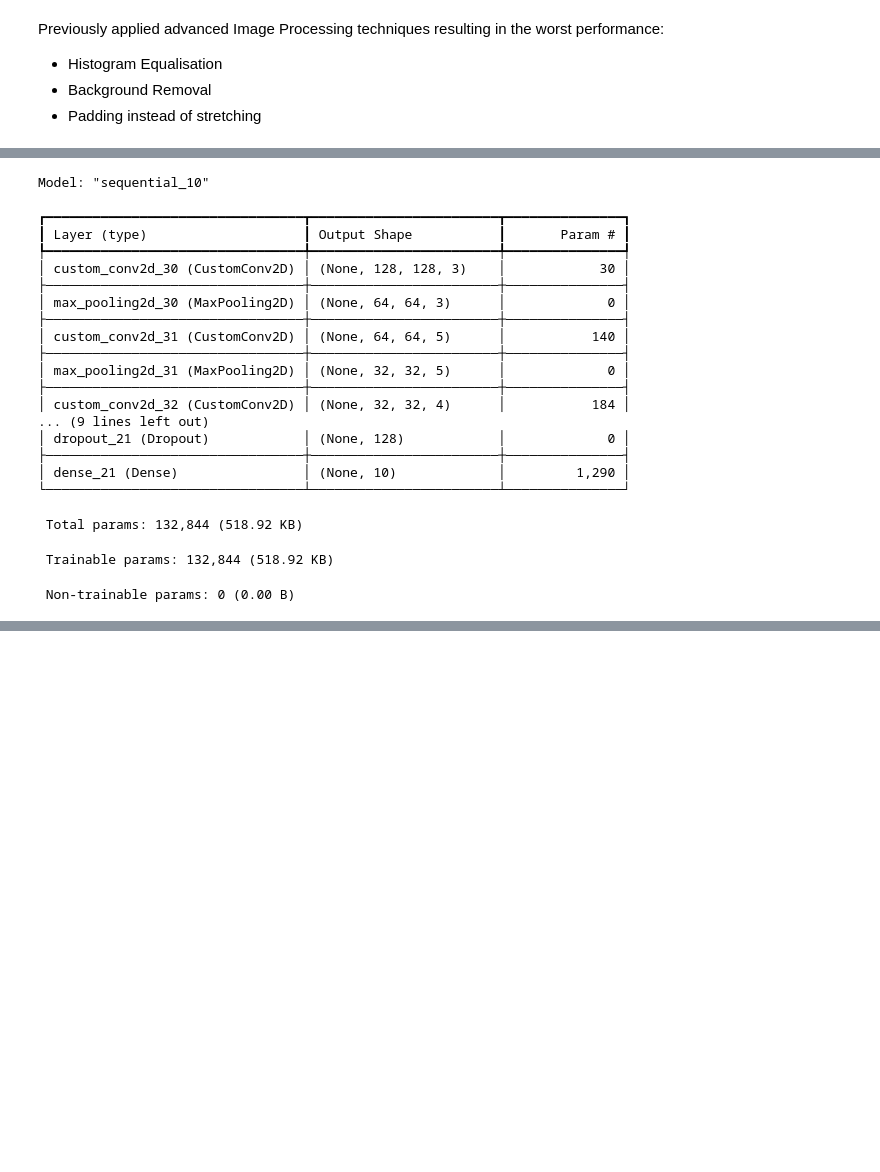
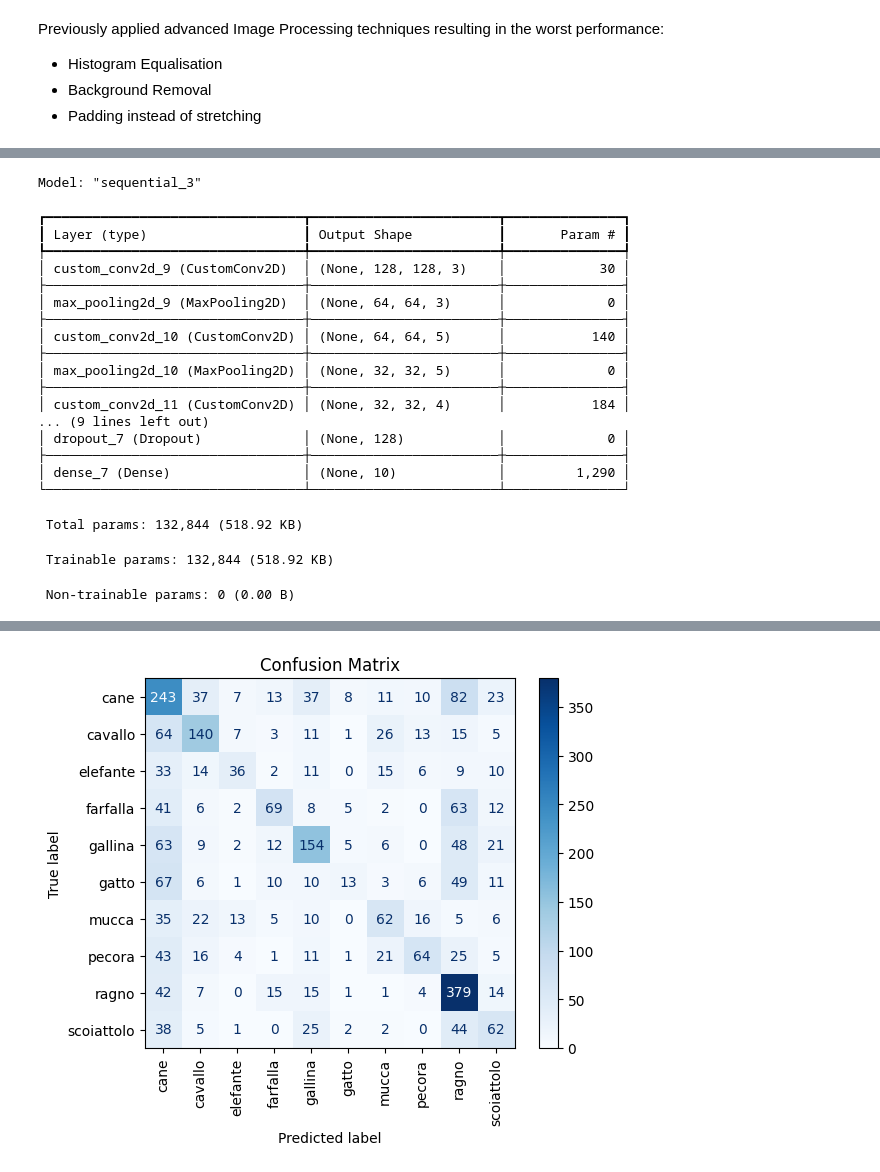
Before and after one commit to ItzInten/Image_Processing, a Jupyter notebook: ImageProcessing.ipynb, the cells around one changed output, grey strips where cells are left out. Saved outputs shown, nothing was run; the diff lists cells and outputs as text; code cells hidden in the pictures; blank space fills up the shorter version.

```diff
--- a/ImageProcessing.ipynb
+++ b/ImageProcessing.ipynb
@@ -166,11 +180,11 @@ class CustomConv2D(tf.keras.layers.Layer):
 
 sobel_x = np.array([[-1, 0, 1], [-2, 0, 2], [-1, 0, 1]])
 sobel_y = np.array([[-1, -2, -1],[ 0,  0,  0],[ 1,  2,  1]])
-sharpening_filter = np.array([[ 0, -1,  0],[-1,  5, -1],[ 0, -1,  0]])  # Horizontal edge
+sharpening_filter = np.array([[ 0, -1,  0],[-1,  5, -1],[ 0, -1,  0]])
 
 #Stack the filters for the first layer
 predefined_kernels = np.stack([sobel_x, sobel_y, sharpening_filter], axis=-1)
-predefined_kernels = np.expand_dims(predefined_kernels, axis=-2)  # Shape (3, 3, 1, 3)
+predefined_kernels = np.expand_dims(predefined_kernels, axis=-2)  #Shape (3, 3, 1, 3)
 
 gaussian_filter = np.array([[1, 2, 1], [2, 4, 2], [1, 2, 1]]) / 16
 laplacian_filter = np.array([[0, 1, 0], [1, -4, 1], [0, 1, 0]])
@@ -184,22 +198,22 @@ vertical_edge_filter = np.array([[-1, 2, -1], [-1, 2, -1], [-1, 2, -1]])
 second_layer_kernels = np.stack(
     [gaussian_filter, laplacian_filter, emboss_filter, box_blur, diagonal_edge_filter], axis=-1
 )
-second_layer_kernels = np.expand_dims(second_layer_kernels, axis=-2)  # Shape (3, 3, 1, 5)
+second_layer_kernels = np.expand_dims(second_layer_kernels, axis=-2)  #Shape (3, 3, 1, 5)
 
 #Stack filters for the third layer
 third_layer_kernels = np.stack(
     [sobel_x, sobel_y, horizontal_edge_filter, vertical_edge_filter], axis=-1
 )
-third_layer_kernels = np.expand_dims(third_layer_kernels, axis=-2)  # Shape (3, 3, 1, 4)
+third_layer_kernels = np.expand_dims(third_layer_kernels, axis=-2)  #Shape (3, 3, 1, 4)
 
 def adapt_filters(filters, input_depth):
-    return np.tile(filters, (1, 1, input_depth, 1))  # Tile along the input depth axis
+    return np.tile(filters, (1, 1, input_depth, 1))  #Tile along the input depth axis
 
 #Adjust filters for the second layer
-second_layer_kernels = adapt_filters(second_layer_kernels, input_depth=3)  # Now (3, 3, 3, 5)
+second_layer_kernels = adapt_filters(second_layer_kernels, input_depth=3)  #Now (3, 3, 3, 5)
 
 #Adjust filters for the third layer
-third_layer_kernels = adapt_filters(third_layer_kernels, input_depth=5)  # Now (3, 3, 5, 4)
+third_layer_kernels = adapt_filters(third_layer_kernels, input_depth=5)  #Now (3, 3, 5, 4)
 
 model = tf.keras.Sequential([
     #First layer
@@ -227,33 +241,49 @@ model = tf.keras.Sequential([
 #Compile the model
 model.compile(optimizer="adam", loss="sparse_categorical_crossentropy", metrics=["accuracy"])
 
-#Model summary to verify setup
 model.summary()
 
-#Train the model (optional, requires the full dataset and a longer training process)
 model.fit(x_train, y_train, epochs=20, validation_data=(x_val, y_val))
 
+#Evaluate the model
 test_loss, test_acc = model.evaluate(x_test, y_test)
 print(f"Test accuracy: {test_acc}")
 print(f"Test loss: {test_loss}")
+
+#Make prediction on a test data
+y_pred = model.predict(x_test)
+y_pred_classes = np.argmax(y_pred, axis=1)
+
+print("\nClassification Report:")
+print(classification_report(y_test, y_pred_classes, target_names=categories))
+
+conf_matrix = confusion_matrix(y_test, y_pred_classes)
+print("\nConfusion Matrix:")
+print(conf_matrix)
+
+#Heatmap of confusion matrix
+disp = ConfusionMatrixDisplay(confusion_matrix=conf_matrix, display_labels=categories)
+disp.plot(cmap="Blues", xticks_rotation='vertical')
+plt.title("Confusion Matrix")
+plt.show()
 # %% [output]
-Model: "sequential_10"
+Model: "sequential_3"
 ┏━━━━━━━━━━━━━━━━━━━━━━━━━━━━━━━━━┳━━━━━━━━━━━━━━━━━━━━━━━━┳━━━━━━━━━━━━━━━┓
 ┃ Layer (type)                    ┃ Output Shape           ┃       Param # ┃
 ┡━━━━━━━━━━━━━━━━━━━━━━━━━━━━━━━━━╇━━━━━━━━━━━━━━━━━━━━━━━━╇━━━━━━━━━━━━━━━┩
-│ custom_conv2d_30 (CustomConv2D) │ (None, 128, 128, 3)    │            30 │
+│ custom_conv2d_9 (CustomConv2D)  │ (None, 128, 128, 3)    │            30 │
 ├─────────────────────────────────┼────────────────────────┼───────────────┤
-│ max_pooling2d_30 (MaxPooling2D) │ (None, 64, 64, 3)      │             0 │
+│ max_pooling2d_9 (MaxPooling2D)  │ (None, 64, 64, 3)      │             0 │
 ├─────────────────────────────────┼────────────────────────┼───────────────┤
-│ custom_conv2d_31 (CustomConv2D) │ (None, 64, 64, 5)      │           140 │
+│ custom_conv2d_10 (CustomConv2D) │ (None, 64, 64, 5)      │           140 │
 ├─────────────────────────────────┼────────────────────────┼───────────────┤
-│ max_pooling2d_31 (MaxPooling2D) │ (None, 32, 32, 5)      │             0 │
+│ max_pooling2d_10 (MaxPooling2D) │ (None, 32, 32, 5)      │             0 │
 ├─────────────────────────────────┼────────────────────────┼───────────────┤
-│ custom_conv2d_32 (CustomConv2D) │ (None, 32, 32, 4)      │           184 │
+│ custom_conv2d_11 (CustomConv2D) │ (None, 32, 32, 4)      │           184 │
 ... (9 lines left out)
-│ dropout_21 (Dropout)            │ (None, 128)            │             0 │
+│ dropout_7 (Dropout)             │ (None, 128)            │             0 │
 ├─────────────────────────────────┼────────────────────────┼───────────────┤
-│ dense_21 (Dense)                │ (None, 10)             │         1,290 │
+│ dense_7 (Dense)                 │ (None, 10)             │         1,290 │
 └─────────────────────────────────┴────────────────────────┴───────────────┘
  Total params: 132,844 (518.92 KB)
  Trainable params: 132,844 (518.92 KB)
@@ -277,0 +308 @@ Test loss: 1.5661027431488037
+[figure, added]
```
Also changed, not shown: parts of 5 cells of this notebook.
